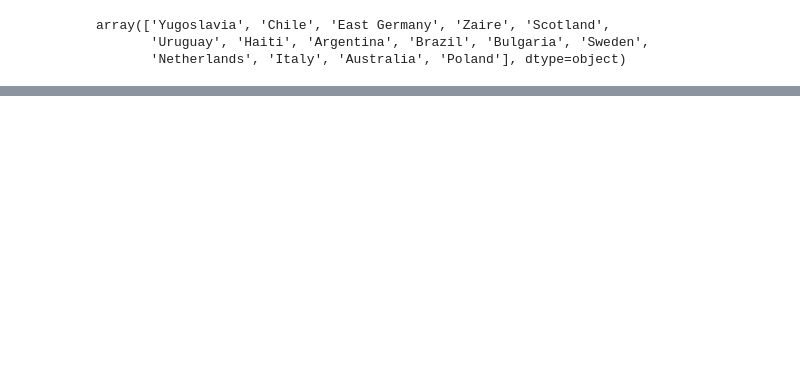
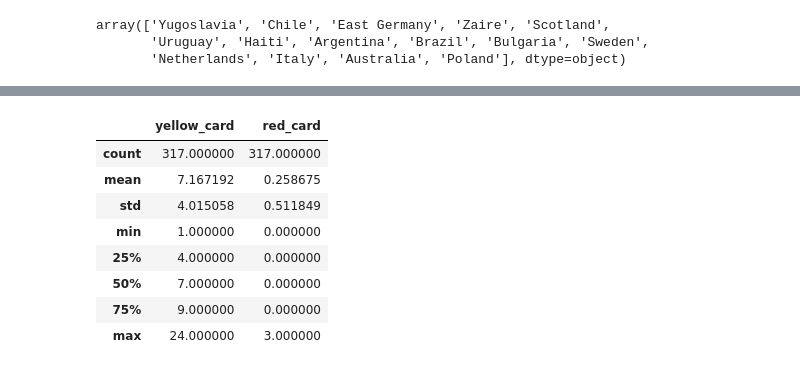
Before and after one commit to NaTaliaebr/Project_1, a Jupyter notebook: data_tranformation/Data_transformation_Q1.ipynb, the cells around one changed output, grey strips where cells are left out. Saved outputs shown, nothing was run; the diff lists cells and outputs as text; code cells hidden in the pictures; blank space fills up the shorter version.

```diff
--- a/data_tranformation/Data_transformation_Q1.ipynb
+++ b/data_tranformation/Data_transformation_Q1.ipynb
@@ -87,0 +113,12 @@ array(['Yugoslavia', 'Chile', 'East Germany', 'Zaire', 'Scotland',
+# %%
+non_winner_booking_info.describe()
+# %% [output]
+|  | yellow_card | red_card |
+| count | 317.000000 | 317.000000 |
+| mean | 7.167192 | 0.258675 |
+| std | 4.015058 | 0.511849 |
+| min | 1.000000 | 0.000000 |
+| 25% | 4.000000 | 0.000000 |
+| 50% | 7.000000 | 0.000000 |
+| 75% | 9.000000 | 0.000000 |
+| max | 24.000000 | 3.000000 |
```
Also changed, not shown: parts of 9 cells of this notebook, 7 other files.
